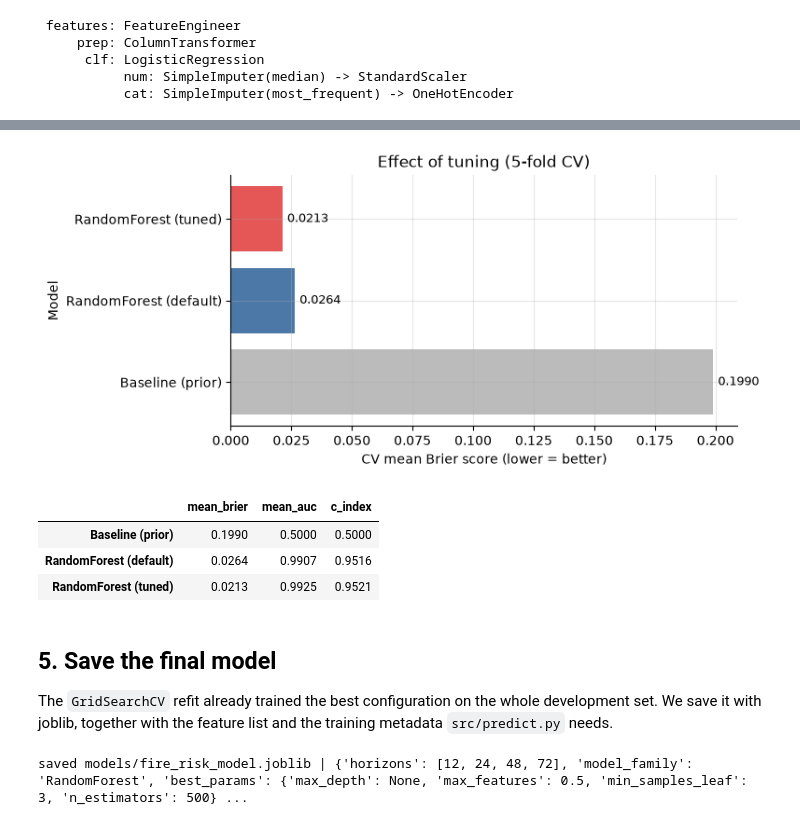
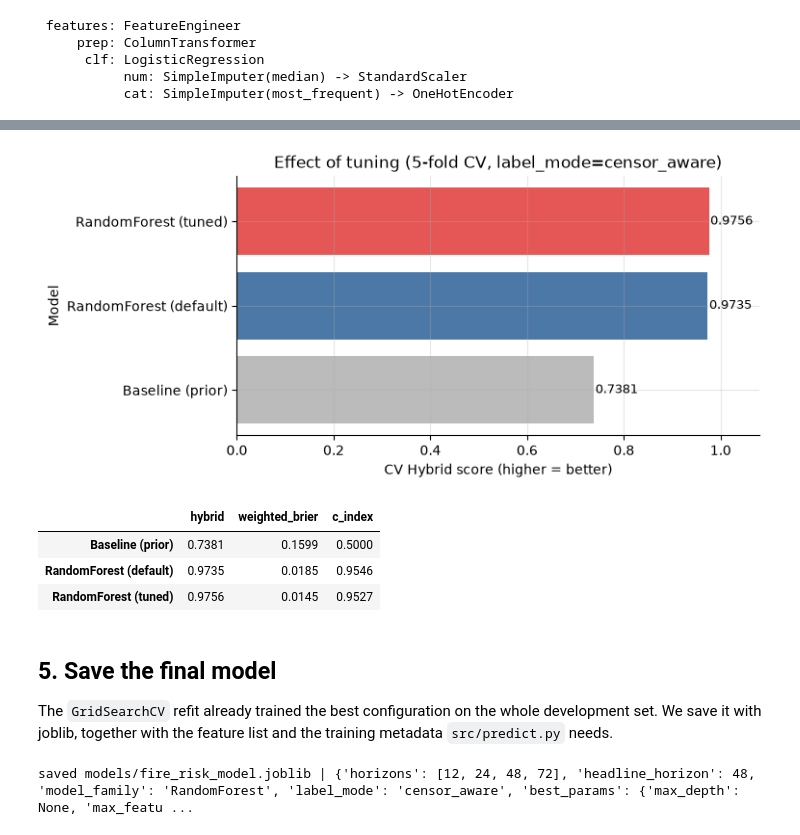
Before and after one commit to Re7absu/wildfire-evacuation-risk, a Jupyter notebook: notebooks/02_training.ipynb, the cells around one changed output, grey strips where cells are left out. Cells and saved outputs as stored; diff of their text form; code cells hidden in the pictures.

```diff
--- a/notebooks/02_training.ipynb
+++ b/notebooks/02_training.ipynb
@@ -53,7 +65,8 @@ We stratify on a 3-level key (*never hit*, *hit after 12 h*, *hit within 12 h*),
 # %%
 df = pd.read_csv(PROC_DIR / "train_clean.csv")
 FEATURES = feature_columns(df.drop(columns=[c for c in df.columns if c.startswith("hit_")]))
-strata = df[EVENT_COL] + df["hit_12h"]          # 0 = never, 1 = late hit, 2 = early hit
+early = ((df[EVENT_COL] == 1) & (df[TIME_COL] <= 12)).astype(int)
+strata = df[EVENT_COL] + early          # 0 = censored, 1 = late hit, 2 = early hit
 
 dev, test = train_test_split(df, test_size=0.15, stratify=strata, random_state=RANDOM_STATE)
 dev, test = dev.reset_index(drop=True), test.reset_index(drop=True)
@@ -62,8 +75,9 @@ raw_cols = [ID_COL] + FEATURES + TARGET_COLS
 test[raw_cols].to_csv(TEST_DIR / "test_set.csv", index=False)   # untouched until notebook 03
 dev[raw_cols].to_csv(PROC_DIR / "dev_set.csv", index=False)
 
-balance = pd.DataFrame({name: part[[f"hit_{h}h" for h in HORIZONS]].mean().mul(100).round(1)
-                        for name, part in [("dev", dev), ("test", test)]})
-balance.loc["rows"] = [len(dev), len(test)]
-print(f"{len(FEATURES)} features"); balance
+def label_summary(part):
+    lab = censor_aware_labels(part[TIME_COL], part[EVENT_COL])
+    return pd.DataFrame({"positive": (lab == 1).sum(), "negative": (lab == 0).sum(), "excluded": lab.isna().sum()}).T
+print(f"{len(FEATURES)} features | dev {len(dev)} rows | test {len(test)} rows")
+pd.concat({"dev": label_summary(dev), "test": label_summary(test)})
 # %% [output]
@@ -79,7 +94,7 @@ Both splits keep about the same positive rate at every horizon. The test file is
 # %%
 X_dev = dev[FEATURES]
 y_dev = dev[TARGET_COLS].to_numpy()          # [time_to_hit_hours, event]
-strata_dev = (dev[EVENT_COL] + dev["hit_12h"]).to_numpy()
+strata_dev = (dev[EVENT_COL] + ((dev[EVENT_COL] == 1) & (dev[TIME_COL] <= 12))).to_numpy()
 cv_splits = list(StratifiedKFold(n_splits=5, shuffle=True, random_state=RANDOM_STATE).split(X_dev, strata_dev))
 print("fold sizes (validation):", [len(v) for _, v in cv_splits])
 # %% [output]
@@ -177,5 +190,6 @@ We tune the model family with the best (lowest) CV mean Brier score, using the s
 # %%
-best_family = cv_table.drop(index="Baseline (prior)")["mean_brier_mean"].idxmin()
+ranked = cv_table.drop(index="Baseline (prior)", level=0)
+best_family, best_mode = ranked["hybrid_mean"].idxmax()
 grids = {
     "LogisticRegression": {"estimator__clf__C": [0.01, 0.03, 0.1, 0.3, 1, 3, 10]},
     "RandomForest": {"estimator__clf__n_estimators": [500],
@@ -188,16 +202,16 @@ grids = {
                          "estimator__clf__subsample": [0.7, 1.0],
                          "estimator__clf__min_samples_leaf": [3, 10]},
 }
-print("Tuning:", best_family, "| grid size:", int(np.prod([len(v) for v in grids[best_family].values()])))
-search = GridSearchCV(MultiHorizonRiskModel(make_pipeline(candidates[best_family])), grids[best_family],
-                      scoring=SCORING, refit="neg_mean_brier", cv=cv_splits, n_jobs=-1)
+print(f"Tuning: {best_family} with label_mode={best_mode} | grid size:", int(np.prod([len(v) for v in grids[best_family].values()])))
+search = GridSearchCV(MultiHorizonRiskModel(make_pipeline(candidates[best_family]), label_mode=best_mode), grids[best_family],
+                      scoring=SCORING, refit="hybrid", cv=cv_splits, n_jobs=-1)
 with warnings.catch_warnings():
     warnings.simplefilter("ignore")
     search.fit(X_dev, y_dev)
 
 res = pd.DataFrame(search.cv_results_)
-res["mean_brier"] = -res["mean_test_neg_mean_brier"]
-top = res.sort_values("mean_brier")[["params", "mean_brier", "std_test_neg_mean_brier", "mean_test_mean_auc", "mean_test_c_index"]].head(10)
+res["weighted_brier"] = -res["mean_test_neg_weighted_brier"]
+top = res.sort_values("mean_test_hybrid", ascending=False)[["params", "mean_test_hybrid", "std_test_hybrid", "weighted_brier", "mean_test_c_index"]].head(10)
 top["params"] = top["params"].apply(lambda p: {k.replace("estimator__clf__", ""): v for k, v in p.items()})
 print("best params:", top.iloc[0]["params"])
 top.round(4)
@@ -218,25 +232,25 @@ best params: {'max_depth': None, 'max_features': 0.5, 'min_samples_leaf': 3, 'n_
 # %%
-default_brier = cv_table.loc[best_family, "mean_brier_mean"]
-tuned_brier = -search.best_score_
-tuned_row = res.loc[search.best_index_]
+tuned = res.loc[search.best_index_]
+base = cv_table.loc[("Baseline (prior)", best_mode)]
+default = cv_table.loc[(best_family, best_mode)]
 compare = pd.DataFrame({
-    "mean_brier": [cv_table.loc["Baseline (prior)", "mean_brier_mean"], default_brier, tuned_brier],
-    "mean_auc": [cv_table.loc["Baseline (prior)", "mean_auc_mean"], cv_table.loc[best_family, "mean_auc_mean"], tuned_row["mean_test_mean_auc"]],
-    "c_index": [cv_table.loc["Baseline (prior)", "c_index_mean"], cv_table.loc[best_family, "c_index_mean"], tuned_row["mean_test_c_index"]],
+    "hybrid": [base["hybrid_mean"], default["hybrid_mean"], tuned["mean_test_hybrid"]],
+    "weighted_brier": [base["weighted_brier_mean"], default["weighted_brier_mean"], tuned["weighted_brier"]],
+    "c_index": [base["c_index_mean"], default["c_index_mean"], tuned["mean_test_c_index"]],
 }, index=["Baseline (prior)", f"{best_family} (default)", f"{best_family} (tuned)"])
 
 fig, ax = plt.subplots(figsize=(7, 3.5))
-ax.barh(compare.index, compare["mean_brier"], color=["#BBBBBB", "#4C78A8", "#E45756"])
-for i, v in enumerate(compare["mean_brier"]): ax.text(v + 0.002, i, f"{v:.4f}", va="center", fontsize=9)
-ax.set_xlabel("CV mean Brier score (lower = better)"); ax.set_ylabel("Model"); ax.set_title("Effect of tuning (5-fold CV)")
+ax.barh(compare.index, compare["hybrid"], color=["#BBBBBB", "#4C78A8", "#E45756"])
+for i, v in enumerate(compare["hybrid"]): ax.text(v + 0.003, i, f"{v:.4f}", va="center", fontsize=9)
+ax.set_xlim(0, 1.08); ax.set_xlabel("CV Hybrid score (higher = better)"); ax.set_ylabel("Model"); ax.set_title(f"Effect of tuning (5-fold CV, label_mode={best_mode})")
 save(fig, "02_tuning_effect"); plt.show()
 compare.round(4)
 # %% [output]
-[figure, old version]
+[figure, new version]
-|  | mean_brier | mean_auc | c_index |
-| Baseline (prior) | 0.1990 | 0.5000 | 0.5000 |
-| RandomForest (default) | 0.0264 | 0.9907 | 0.9516 |
-| RandomForest (tuned) | 0.0213 | 0.9925 | 0.9521 |
+|  | hybrid | weighted_brier | c_index |
+| Baseline (prior) | 0.7381 | 0.1599 | 0.5000 |
+| RandomForest (default) | 0.9735 | 0.0185 | 0.9546 |
+| RandomForest (tuned) | 0.9756 | 0.0145 | 0.9527 |
 # %% [markdown]
 ## 5. Save the final model
 The `GridSearchCV` refit already trained the best configuration on the whole development set. We save it with joblib, together with the feature list and the training metadata `src/predict.py` needs.
@@ -246,16 +260,18 @@ bundle = {
     "model": final_model,
     "feature_columns": FEATURES,
     "horizons": list(HORIZONS),
+    "headline_horizon": HEADLINE_HORIZON,
     "model_family": best_family,
+    "label_mode": best_mode,
     "best_params": {k.replace("estimator__clf__", ""): v for k, v in search.best_params_.items()},
-    "cv_mean_brier": float(tuned_brier),
-    "cv_mean_auc": float(tuned_row["mean_test_mean_auc"]),
-    "cv_c_index": float(tuned_row["mean_test_c_index"]),
+    "cv_hybrid": float(tuned["mean_test_hybrid"]),
+    "cv_weighted_brier": float(tuned["weighted_brier"]),
+    "cv_c_index": float(tuned["mean_test_c_index"]),
     "n_train_rows": int(len(X_dev)),
     "sklearn_version": sklearn.__version__,
     "random_state": RANDOM_STATE,
 }
 joblib.dump(bundle, MODEL_DIR / "fire_risk_model.joblib")
-print("saved", (MODEL_DIR / "fire_risk_model.joblib").relative_to(ROOT), "|", {k: v for k, v in bundle.items() if k != "model" and k != "feature_columns"})
+print("saved", (MODEL_DIR / "fire_risk_model.joblib").relative_to(ROOT), "|", {k: v for k, v in bundle.items() if k not in ("model", "feature_columns")})
 # %% [output]
-saved models/fire_risk_model.joblib | {'horizons': [12, 24, 48, 72], 'model_family': 'RandomForest', 'best_params': {'max_depth': None, 'max_features': 0.5, 'min_samples_leaf': 3, 'n_estimators': 500} ...
+saved models/fire_risk_model.joblib | {'horizons': [12, 24, 48, 72], 'headline_horizon': 48, 'model_family': 'RandomForest', 'label_mode': 'censor_aware', 'best_params': {'max_depth': None, 'max_featu ...
```
Also changed, not shown: parts of 15 cells of this notebook, 25 other files.
